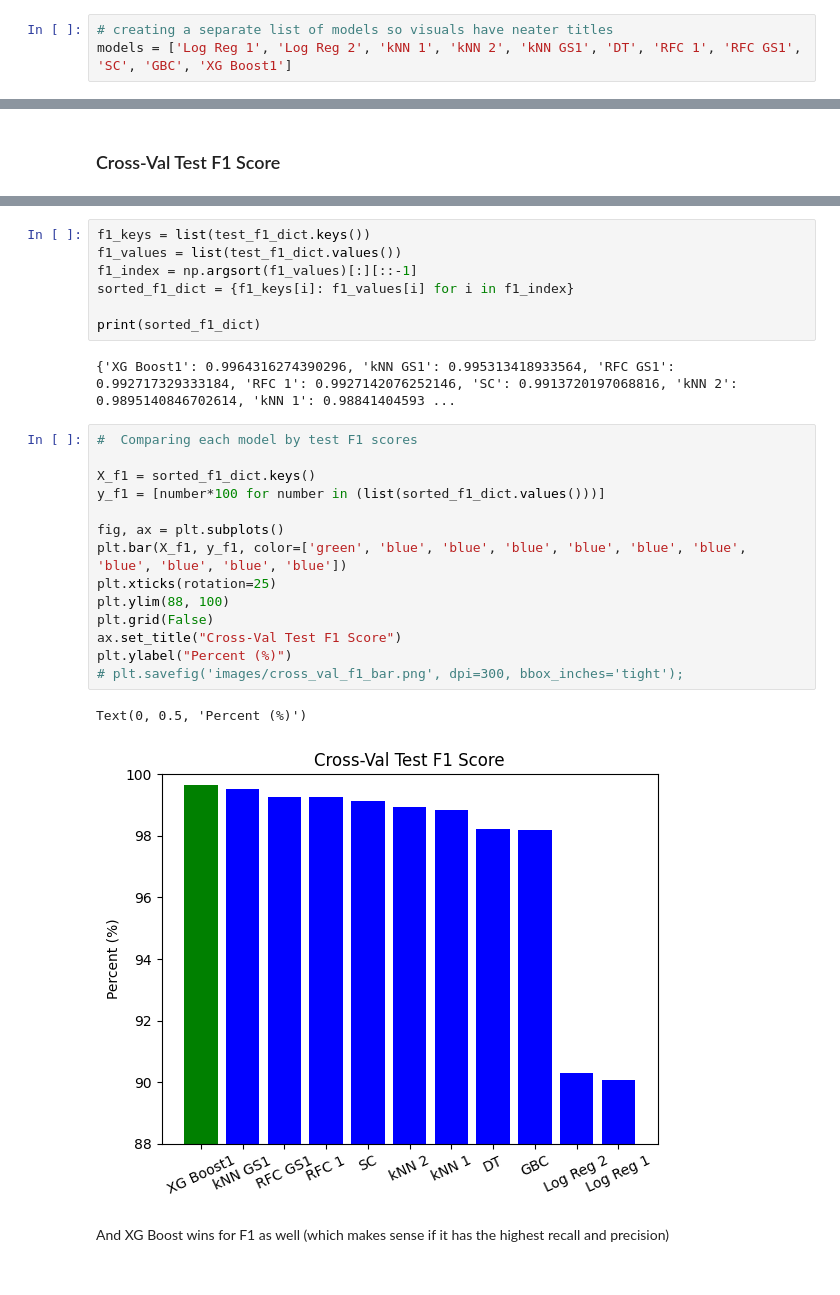
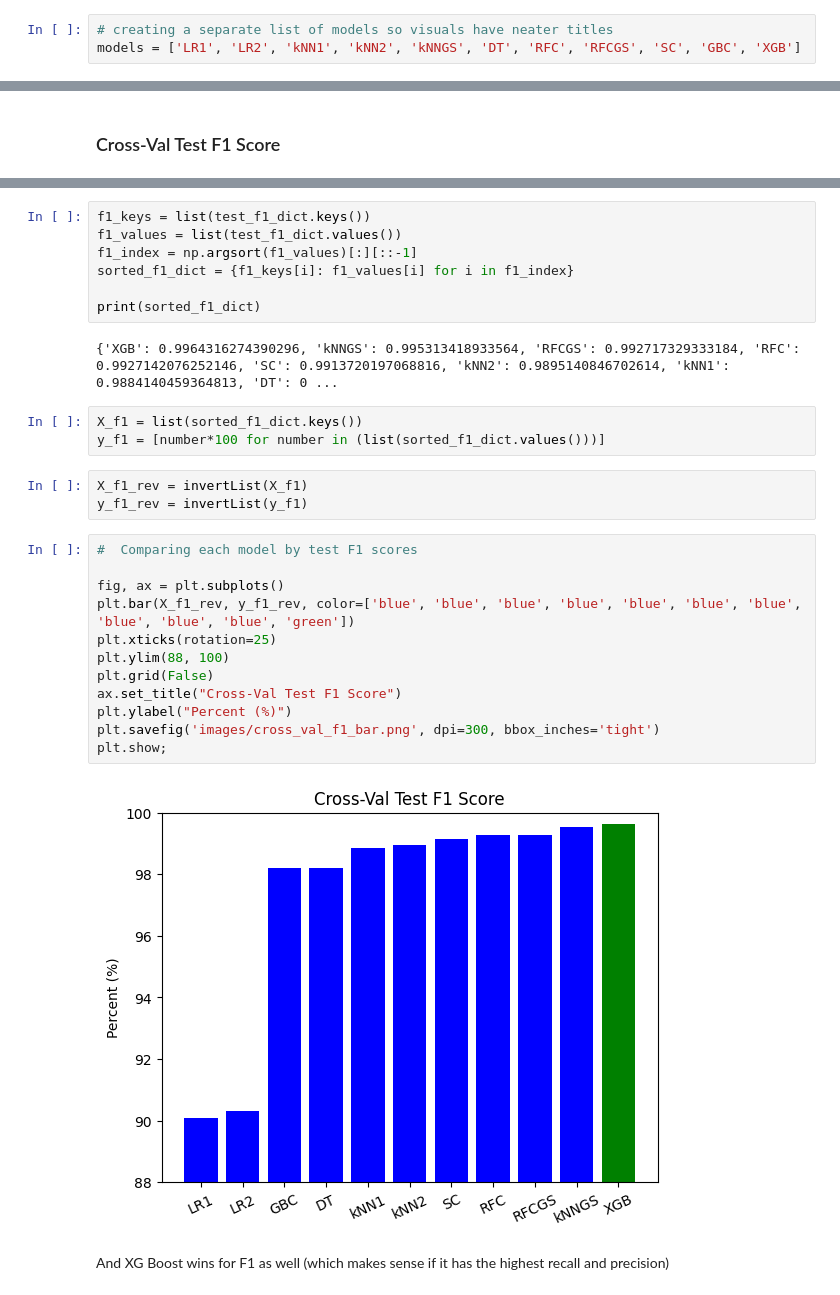
Before and after one commit to mccafj/Fall_Detection_Model, a Jupyter notebook: scratch_notebook.ipynb, the cells around one changed output, grey strips where cells are left out. Saved outputs shown, nothing was run; the diff lists cells and outputs as text.

```diff
--- a/scratch_notebook.ipynb
+++ b/scratch_notebook.ipynb
@@ -1820,7 +1829,7 @@ To review, my chosen metrics for evaluation are accuracy, recall (aiming to redu
 To create visualizations for each test metric, I can create a function that will be able to create a list of all values from the results for each model above
 # %%
 # creating a separate list of models so visuals have neater titles
-models = ['Log Reg 1', 'Log Reg 2', 'kNN 1', 'kNN 2', 'kNN GS1', 'DT', 'RFC 1', 'RFC GS1', 'SC', 'GBC', 'XG Boost1']
+models = ['LR1', 'LR2', 'kNN1', 'kNN2', 'kNNGS', 'DT', 'RFC', 'RFCGS', 'SC', 'GBC', 'XGB']
 # %%
 # a list of all the model's results
 results_all = [logreg1_results, logreg2_results, knn1_results, knn2_results, knn_gs1_results, dt_results,
@@ -2013,24 +2036,27 @@ sorted_f1_dict = {f1_keys[i]: f1_values[i] for i in f1_index}
 
 print(sorted_f1_dict)
 # %% [output]
-{'XG Boost1': 0.9964316274390296, 'kNN GS1': 0.995313418933564, 'RFC GS1': 0.992717329333184, 'RFC 1': 0.9927142076252146, 'SC': 0.9913720197068816, 'kNN 2': 0.9895140846702614, 'kNN 1': 0.98841404593 ...
+{'XGB': 0.9964316274390296, 'kNNGS': 0.995313418933564, 'RFCGS': 0.992717329333184, 'RFC': 0.9927142076252146, 'SC': 0.9913720197068816, 'kNN2': 0.9895140846702614, 'kNN1': 0.9884140459364813, 'DT': 0 ...
+# %%
+X_f1 = list(sorted_f1_dict.keys())
+y_f1 = [number*100 for number in (list(sorted_f1_dict.values()))]
+# %%
+X_f1_rev = invertList(X_f1)
+y_f1_rev = invertList(y_f1)
 # %%
 #  Comparing each model by test F1 scores
 
-X_f1 = sorted_f1_dict.keys()
-y_f1 = [number*100 for number in (list(sorted_f1_dict.values()))]
-
 fig, ax = plt.subplots()
-plt.bar(X_f1, y_f1, color=['green', 'blue', 'blue', 'blue', 'blue', 'blue', 'blue', 'blue', 'blue', 'blue', 'blue'])
+plt.bar(X_f1_rev, y_f1_rev, color=['blue', 'blue', 'blue', 'blue', 'blue', 'blue', 'blue', 'blue', 'blue', 'blue', 'green'])
 plt.xticks(rotation=25)
 plt.ylim(88, 100)
 plt.grid(False)
 ax.set_title("Cross-Val Test F1 Score")
 plt.ylabel("Percent (%)")
-# plt.savefig('images/cross_val_f1_bar.png', dpi=300, bbox_inches='tight');
+plt.savefig('images/cross_val_f1_bar.png', dpi=300, bbox_inches='tight')
+plt.show;
 # %% [output]
-Text(0, 0.5, 'Percent (%)')
-[figure, old version]
+[figure, new version]
 # %% [markdown]
 And XG Boost wins for F1 as well (which makes sense if it has the highest recall and precision)
 # %% [markdown]
```
Also changed, not shown: parts of 127 cells of this notebook, 13 other files.
